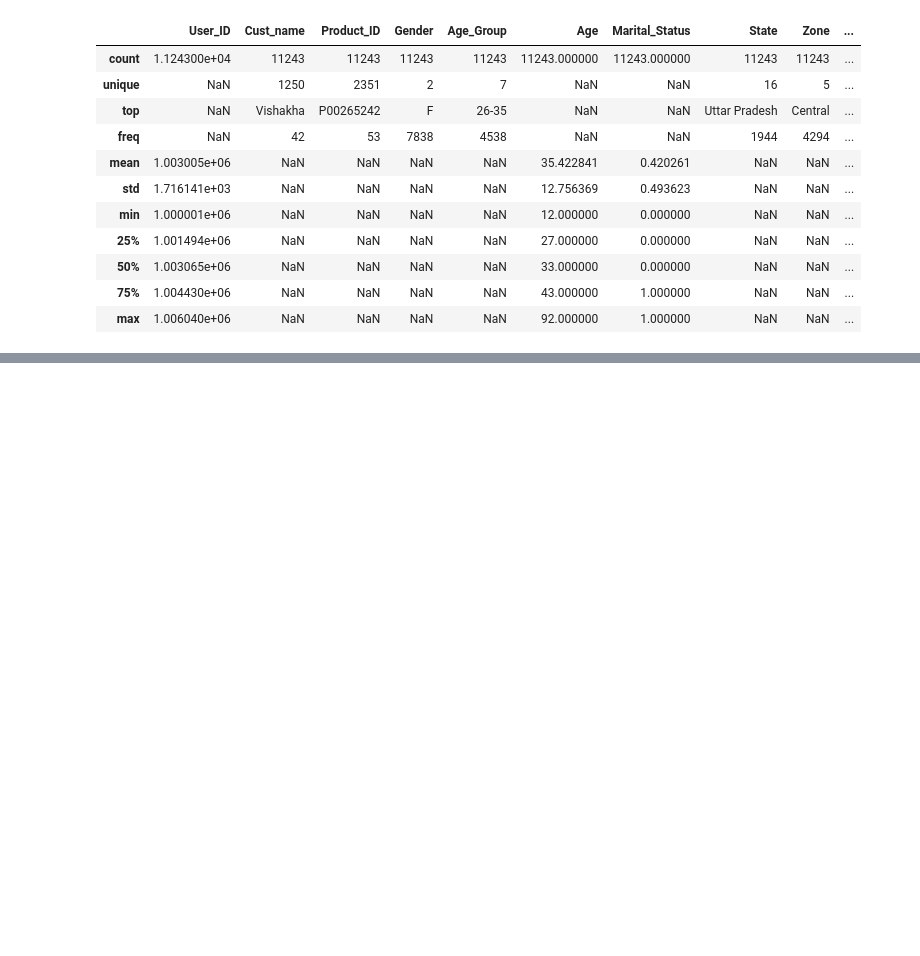
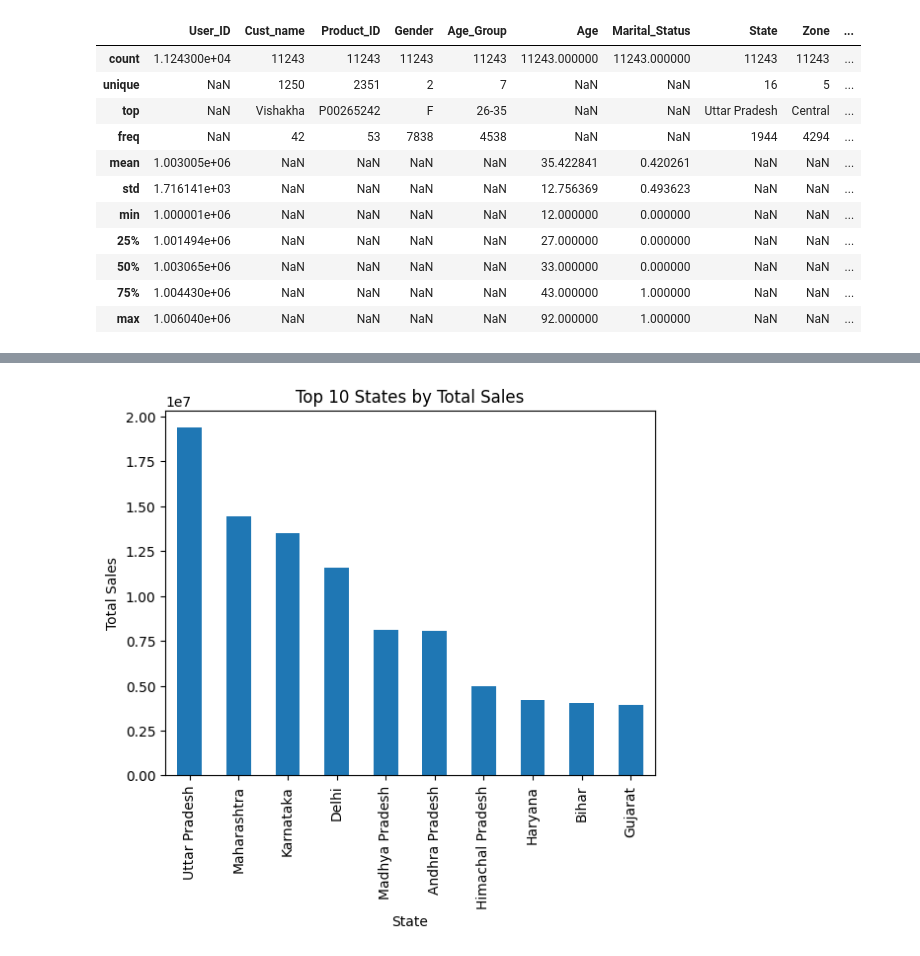
Before and after one commit to harshada4912/Diwali-Sales-Analytics-Pyhton, a Jupyter notebook: Diwali_Sales_Analytics.ipynb, the cells around one changed output, grey strips where cells are left out. Drawn from its saved outputs; the diff is of its cells as text; code cells hidden in the pictures; blank space fills up the shorter version.

```diff
--- a/Diwali_Sales_Analytics.ipynb
+++ b/Diwali_Sales_Analytics.ipynb
@@ -320,0 +351,11 @@ df.describe(include='all')
+# %%
+state_sales = df.groupby("State")["Amount"].sum().sort_values(ascending=False).head(10)
+
+plt.figure()
+state_sales.plot(kind="bar")
+plt.title("Top 10 States by Total Sales")
+plt.xlabel("State")
+plt.ylabel("Total Sales")
+plt.show()
+# %% [output]
+[figure, added]
```
Also changed, not shown: parts of 7 cells of this notebook.
